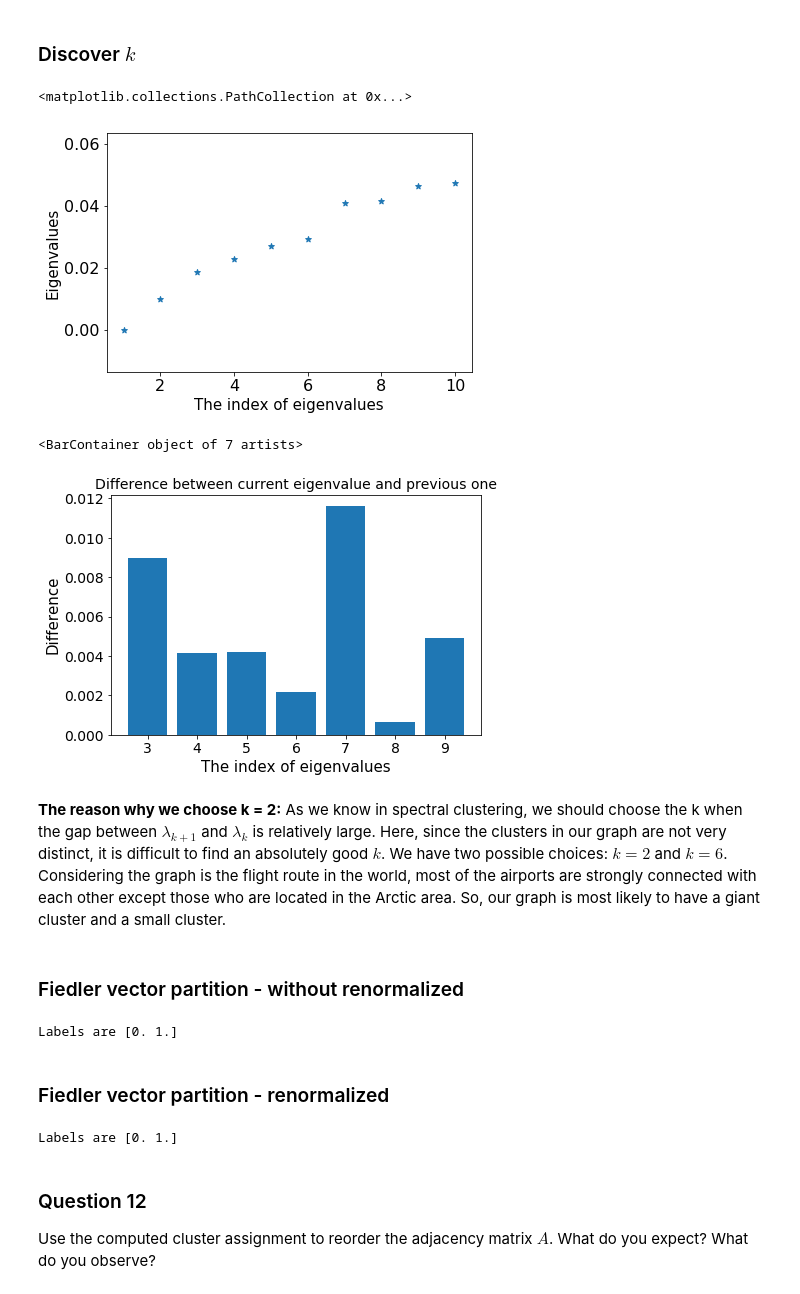
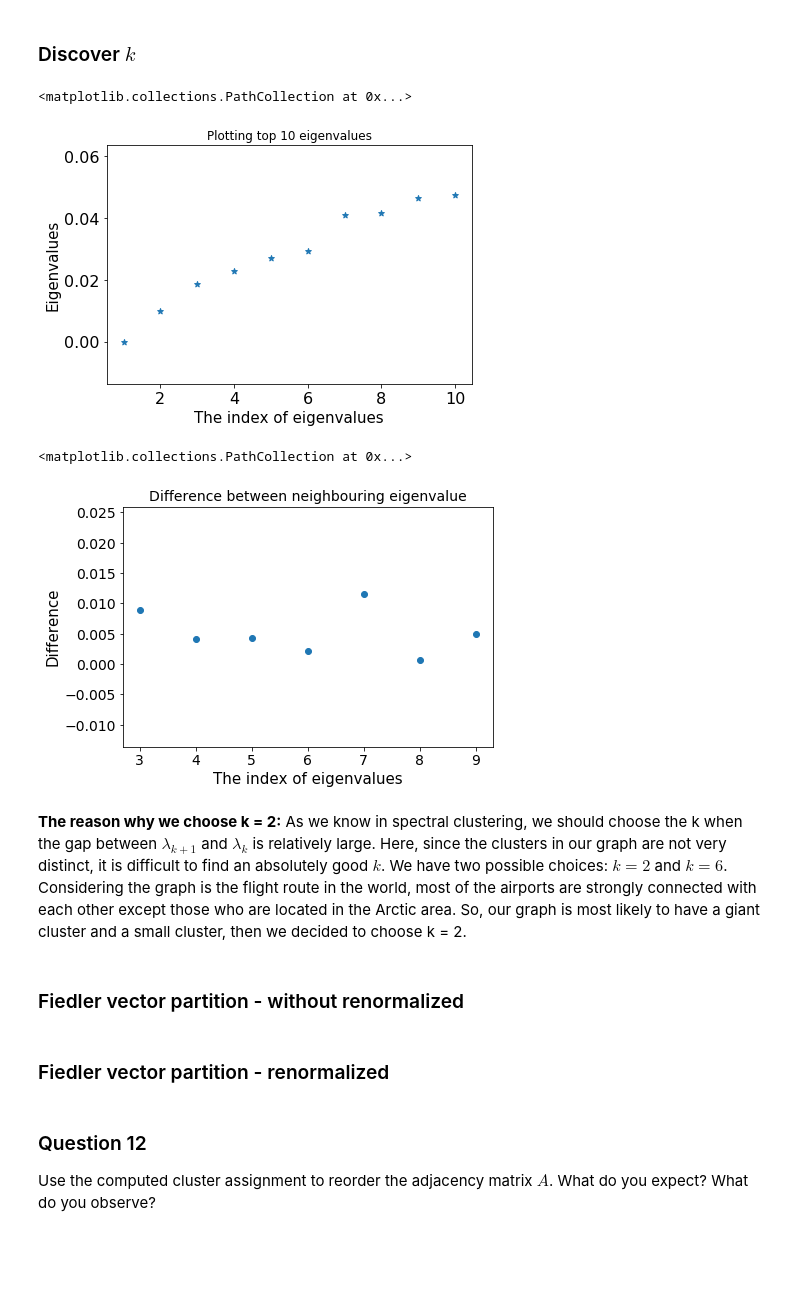
Before and after one commit to ownzonefeng/ntds_groupwork, a Jupyter notebook: Milestone3/3_spectral_graph_theory.ipynb, the cells around one changed output. Saved outputs shown, nothing was run; the diff lists cells and outputs as text; code cells hidden in the pictures; blank space fills up the shorter version.

```diff
--- a/Milestone3/3_spectral_graph_theory.ipynb
+++ b/Milestone3/3_spectral_graph_theory.ipynb
@@ -353,37 +356,36 @@ diff = np.diff(eigenvalues_cluster) # Compute first order difference of eigen va
 fig1, ax1 = plt.subplots()
 ax1.tick_params(labelsize = 16)
 fig1.tight_layout()
+ax1.set_title('Plotting top 10 eigenvalues')
 ax1.set_xlabel('The index of eigenvalues', fontdict={'fontsize':15})
 ax1.set_ylabel('Eigenvalues',fontdict={'fontsize':15})
 ax1.scatter(np.arange(eigenvalues_cluster.shape[0]) + 1, eigenvalues_cluster, marker='*')
 # %% [output]
 <matplotlib.collections.PathCollection at 0x...>
-[figure, old version]
+[figure, new version]
 # %%
 fig2, ax2 = plt.subplots()
 ax2.tick_params(labelsize = 14)
 fig2.tight_layout()
 ax2.set_xlabel('The index of eigenvalues', fontdict={'fontsize':15})
 ax2.set_ylabel('Difference',fontdict={'fontsize':15})
-ax2.set_title('Difference between current eigenvalue and previous one',fontdict={'fontsize':14})
-ax2.bar(np.arange(diff.shape[0])[1:-1] + 2, diff[1:-1])
+ax2.set_title('Difference between neighbouring eigenvalue',fontdict={'fontsize':14})
+ax2.scatter(np.arange(diff.shape[0])[1:-1] + 2, diff[1:-1])
 # %% [output]
-<BarContainer object of 7 artists>
+<matplotlib.collections.PathCollection at 0x...>
-[figure, old version]
+[figure, new version]
 # %%
 k = 2
 # %% [markdown]
-**The reason why we choose k = 2:** As we know in spectral clustering, we should choose the k when the gap between $\lambda_{k+1}$ and $\lambda_k$ is relatively large. Here, since the clusters in our graph are not very distinct, it is difficult to find an absolutely good $k$. We have two possible choices: $k=2$ and $k=6$. Considering the graph is the flight route in the world, most of the airports are strongly connected with each other except those who are located in the Arctic area. So, our graph is most likely to have a giant cluster and a small cluster.
+**The reason why we choose k = 2:** As we know in spectral clustering, we should choose the k when the gap between $\lambda_{k+1}$ and $\lambda_k$ is relatively large. Here, since the clusters in our graph are not very distinct, it is difficult to find an absolutely good $k$. We have two possible choices: $k=2$ and $k=6$. Considering the graph is the flight route in the world, most of the airports are strongly connected with each other except those who are located in the Arctic area. So, our graph is most likely to have a giant cluster and a small cluster, then we decided to choose k = 2.
 # %% [markdown]
 ### Fiedler vector partition - without renormalized
 # %%
 eig_vector_kmeans = eigenvectors_cluster[:,0:k] # extract eigen vectors corresponding k smallest eigen values
 # %%
+# calculate clustering labels from normalized clustering
 labels_norm = np.zeros_like(eig_vector_kmeans[:,1])
 labels_norm[eig_vector_kmeans[:,1] > 0] = 1 # Normalized partition
-print('Labels are',np.unique(labels_norm))
-# %% [output]
-Labels are [0. 1.]
 # %% [markdown]
 ### Fiedler vector partition - renormalized
 # %%
@@ -392,11 +393,9 @@ D_root_inv_cluster = D_root_inv_dense[idx_largest_com, :][:, idx_largest_com]
 # %%
 F = D_root_inv_cluster @ eig_vector_kmeans # Compute F vector
 # %%
-labels_unnorm = np.zeros_like(F[:,1])
-labels_unnorm[F[:,1] > 0] = 1 # Unnormalized clustering
-print('Labels are', np.unique(labels_unnorm))
+# calculate clustering labels from re-normalized clustering
+labels_renorm = np.zeros_like(F[:,1])
+labels_renorm[F[:,1] > 0] = 1 # Unnormalized clustering
-# %% [output]
-Labels are [0. 1.]
 # %% [markdown]
 ### Question 12
 
```
Also changed, not shown: parts of 12 cells of this notebook.
